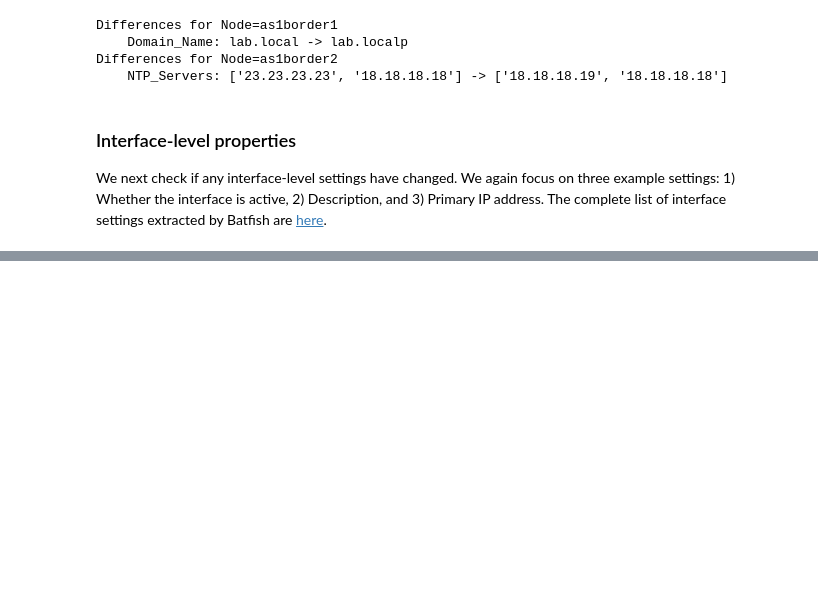
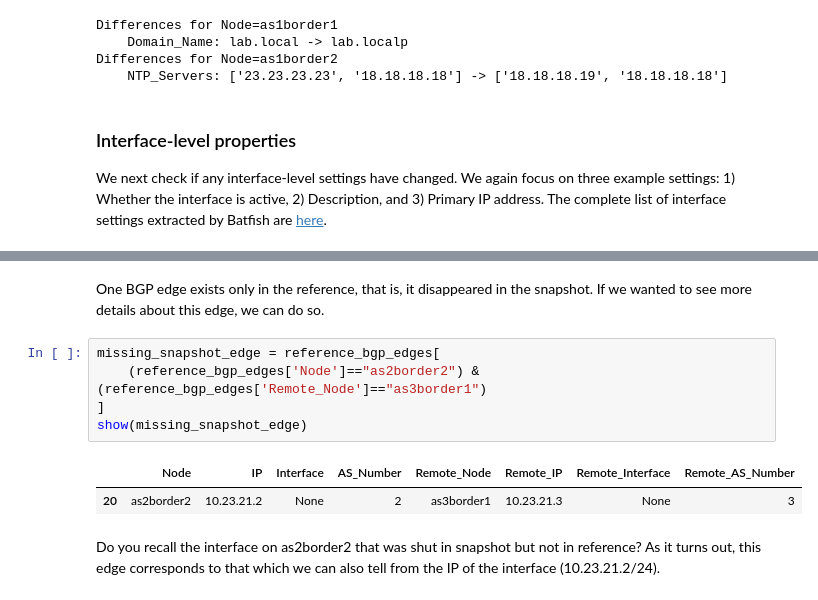
Before and after one commit to batfish/pybatfish, a Jupyter notebook: jupyter_notebooks/Analyzing Configuration Drift.ipynb, the cells around one changed output, grey strips where cells are left out. Drawn from its saved outputs; the diff is of its cells as text; blank space fills up the shorter version.

```diff
--- a/jupyter_notebooks/Analyzing Configuration Drift.ipynb
+++ b/jupyter_notebooks/Analyzing Configuration Drift.ipynb
@@ -282,0 +332,12 @@ show(compare_filters)
+# %% [markdown]
+One BGP edge exists only in the reference, that is, it disappeared in the snapshot. If we wanted to see more details about this edge, we can do so.
+# %%
+missing_snapshot_edge = reference_bgp_edges[
+    (reference_bgp_edges['Node']=="as2border2") & (reference_bgp_edges['Remote_Node']=="as3border1")
+]
+show(missing_snapshot_edge)
+# %% [output]
+|  | Node | IP | Interface | AS_Number | Remote_Node | Remote_IP | Remote_Interface | Remote_AS_Number |
+| 20 | as2border2 | 10.23.21.2 | None | 2 | as3border1 | 10.23.21.3 | None | 3 |
+# %% [markdown]
+Do you recall the interface on as2border2 that was shut in snapshot but not in reference? As it turns out, this edge corresponds to that which we can also tell from the IP of the interface (10.23.21.2/24).
```
Also changed, not shown: parts of 47 cells of this notebook, 1 other file.
